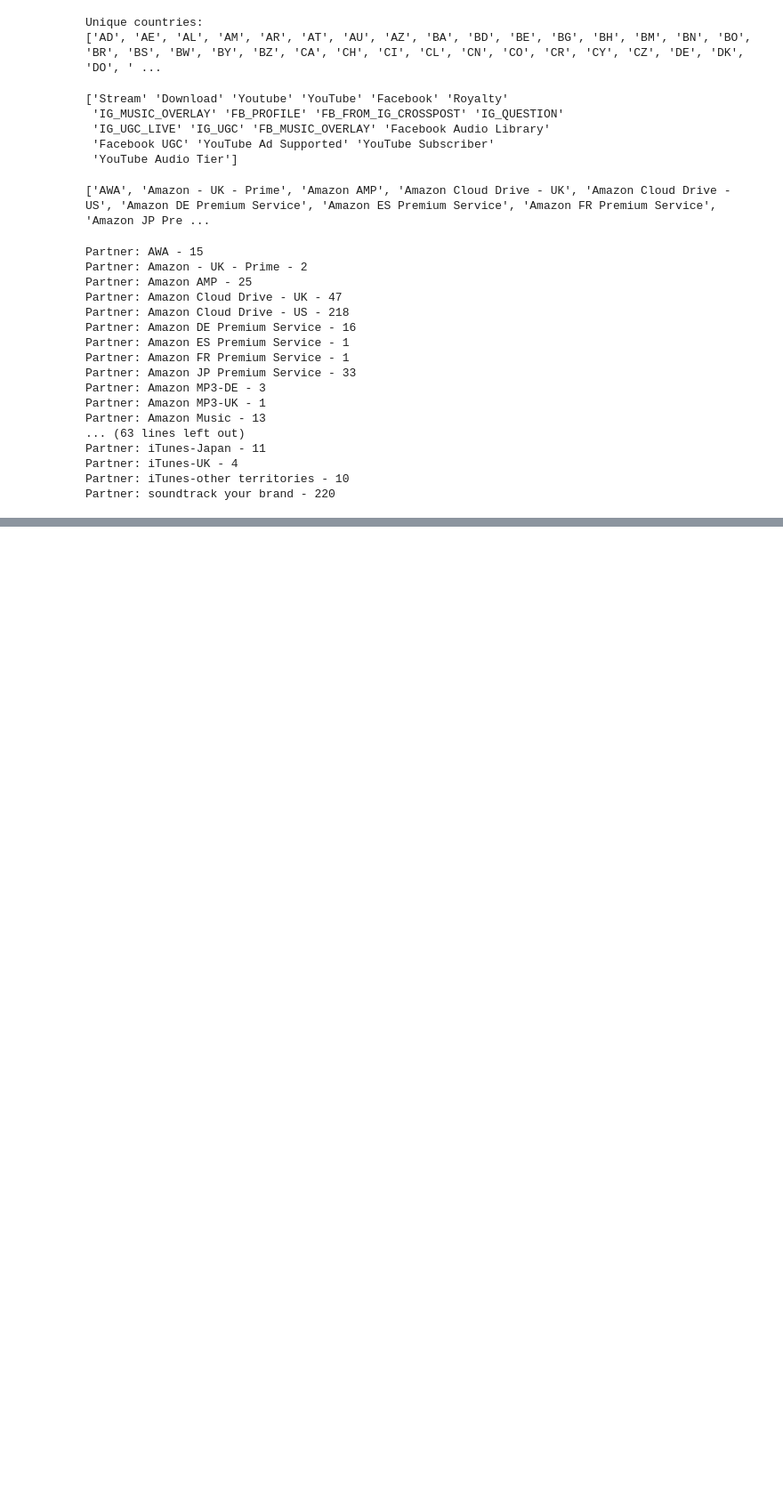
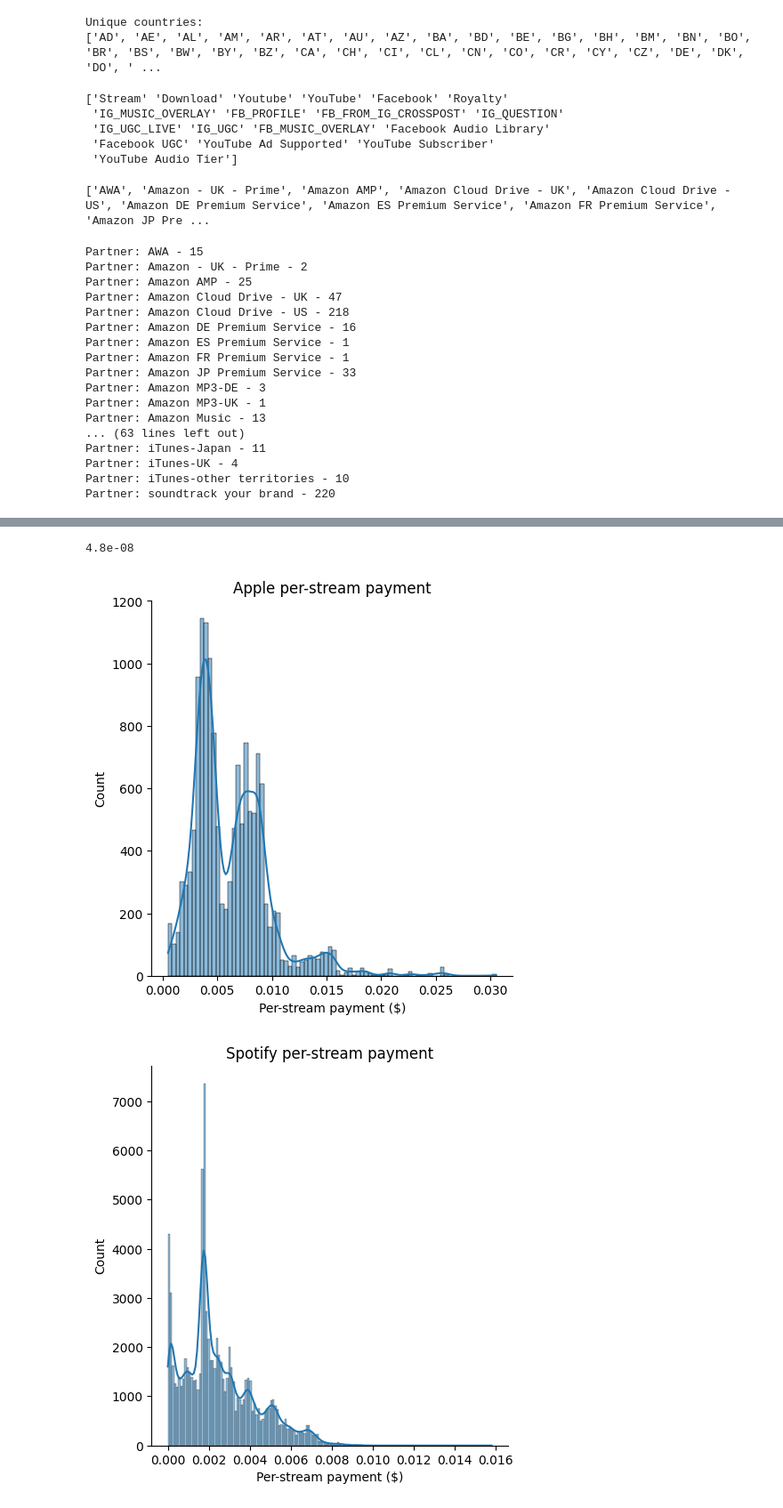
Before and after one commit to nolaneley/analysis_my_streaming_royalties, a Jupyter notebook: royalties.ipynb, the cells around one changed output, grey strips where cells are left out. Shown: that part at 89% size. Saved outputs shown, nothing was run; the diff lists cells and outputs as text; code cells hidden in the pictures; blank space fills up the shorter version.

```diff
--- a/royalties.ipynb
+++ b/royalties.ipynb
@@ -118,0 +77,19 @@ Total Spotify plays:  743130
+# %%
+# Look at streaming only (no downloads)
+df = df[df['Transaction Type']=='Stream']
+
+# Remove any negative prices
+df = df[df['Price']>0]
+
+# Unify apple partner names
+cond = df['Partner Name'].str.contains('Apple')
+df.loc[cond, 'Partner Name'] = 'Apple'
+
+# Unify amazon partner names
+# cond = df['Partner Name'].str.contains('Amazon')
+# df.loc[cond, 'Partner Name'] = 'Amazon'
+
+# Get apple and spotify as separate dataframes for easier processing later
+apple = df[df['Partner Name']=='Apple']
+spotify = df[df['Partner Name']=='Spotify']
+# amazon = df[df['Partner Name']=='Amazon']
@@ -118,0 +136,21 @@ Total Spotify plays:  743130
+# %%
+min(df.Price) # just checking there are no more negative prices
+# %% [output]
+4.8e-08
+# %%
+import seaborn as sns
+import matplotlib.pyplot as plt
+
+# Histogram and Spotify and Apple payments
+sns.displot(apple.Price, kde=True)
+plt.title('Apple per-stream payment')
+plt.xlabel('Per-stream payment ($)')
+plt.show()
+
+sns.displot(spotify.Price, kde=True)
+plt.title('Spotify per-stream payment')
+plt.xlabel('Per-stream payment ($)')
+plt.show()
+# %% [output]
+[figure, added]
+[figure, added]
```
Also changed, not shown: parts of 17 cells of this notebook, 5 other files.
